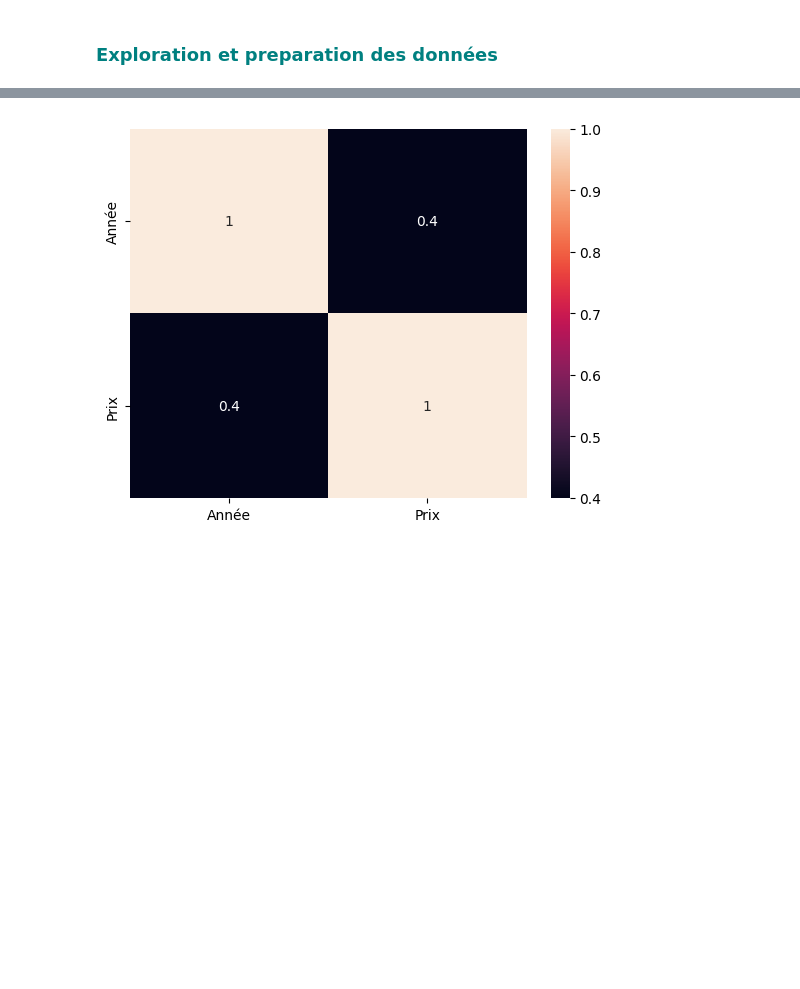
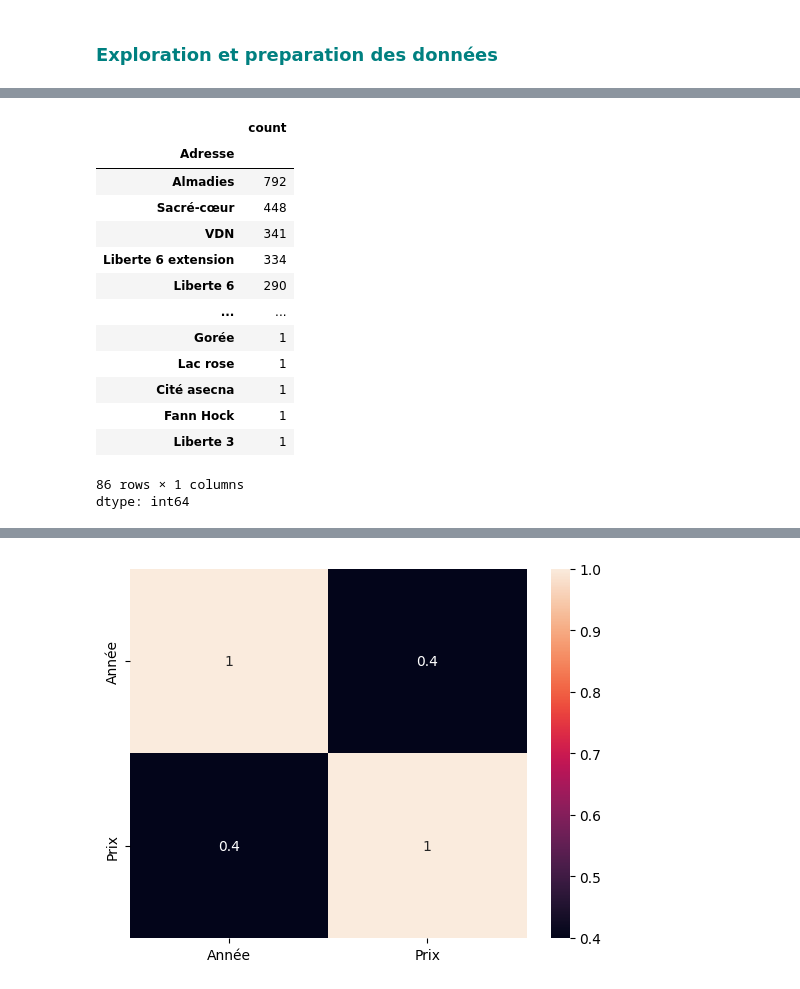
Before and after one commit to MHSECK/Deploy_Model_With_Streamlit, a Jupyter notebook: Machine Learning/CLASSIFICATION/DEVOIR/Clas car data(1).ipynb, the cells around one changed output, grey strips where cells are left out. Saved outputs shown, nothing was run; the diff lists cells and outputs as text; code cells hidden in the pictures; blank space fills up the shorter version.

```diff
--- a/Machine Learning/CLASSIFICATION/DEVOIR/Clas car data(1).ipynb
+++ b/Machine Learning/CLASSIFICATION/DEVOIR/Clas car data(1).ipynb
@@ -55,3 +69,21 @@ memory usage: 258.3+ KB
+# %%
+df["Adresse"].value_counts()
+# %% [output]
+|  | count |
+| Adresse |  |
+| Almadies | 792 |
+| Sacré-cœur | 448 |
+| VDN | 341 |
+| Liberte 6 extension | 334 |
+| Liberte 6 | 290 |
+| ... | ... |
+| Gorée | 1 |
+| Lac rose | 1 |
+| Cité asecna | 1 |
+| Fann Hock | 1 |
+| Liberte 3 | 1 |
+86 rows × 1 columns
+dtype: int64
 # %%
 # selection les variables catégorielles
 cat_data = df.select_dtypes(object)
```
Also changed, not shown: parts of 13 cells of this notebook, 5 other files.
